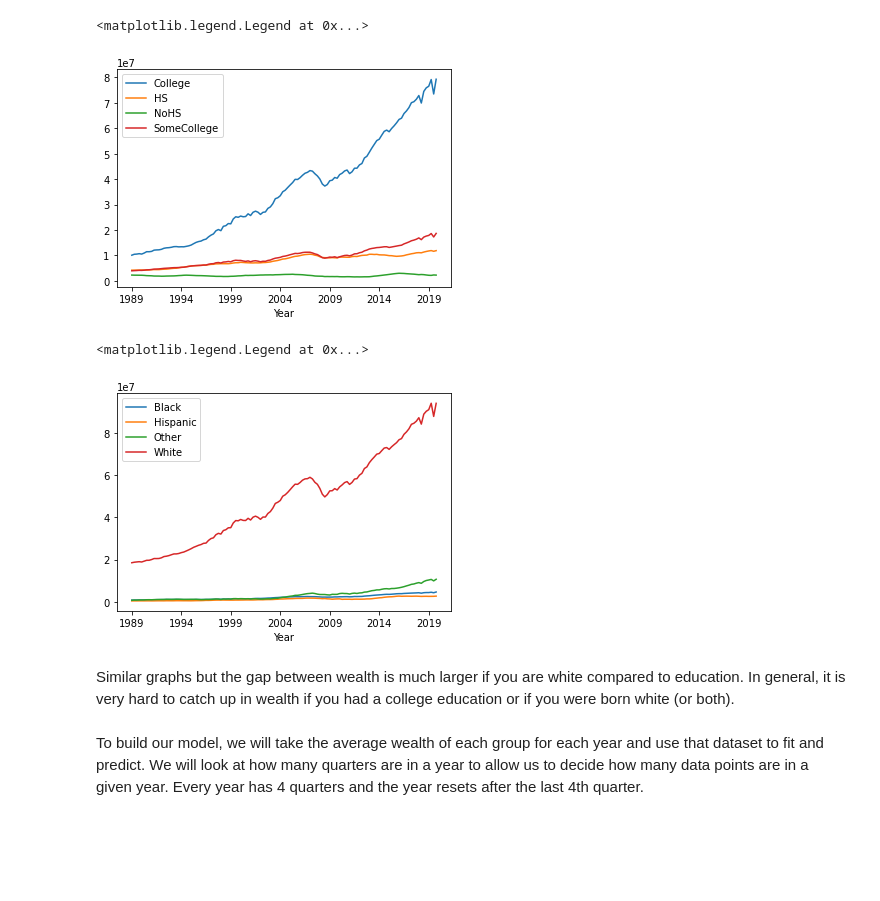
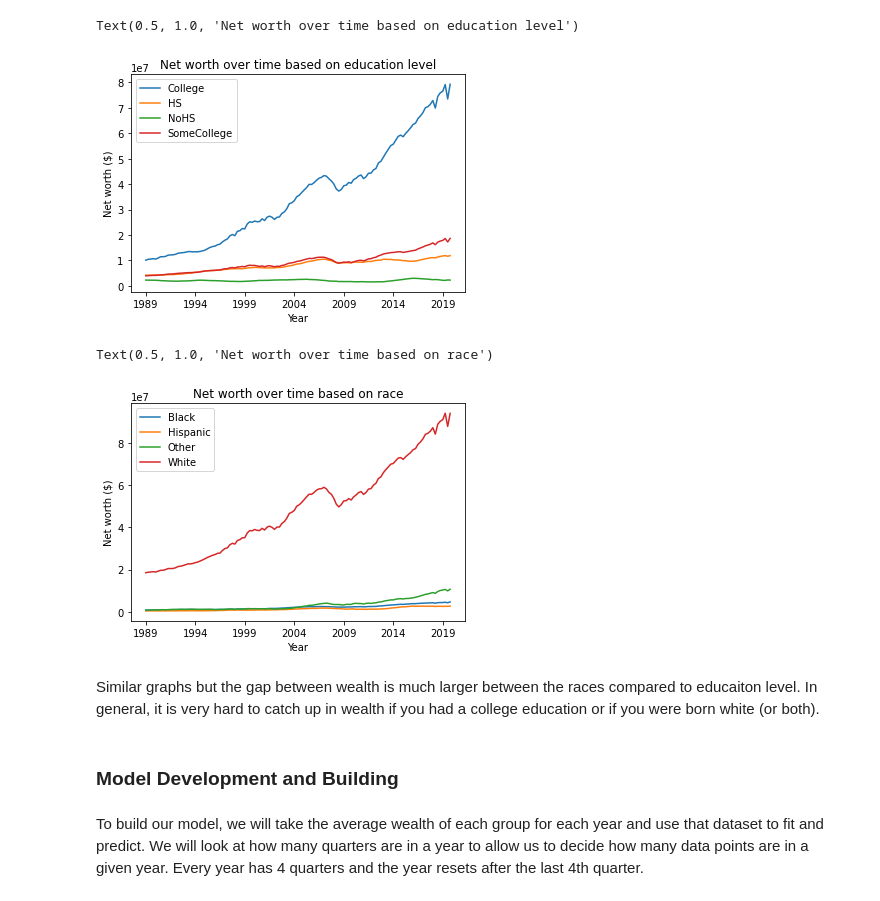
Before and after one commit to Adamdion/CMSE_202_Project, a Jupyter notebook: project/CMSE202_Project_Thao.ipynb, the cells around one changed output. Drawn from its saved outputs; the diff is of its cells as text; code cells hidden in the pictures; blank space fills up the shorter version.

```diff
--- a/project/CMSE202_Project_Thao.ipynb
+++ b/project/CMSE202_Project_Thao.ipynb
@@ -60,19 +61,27 @@ race
 # %%
+## plotting education to see the relationships between each category
 fig, ax = plt.subplots();
 education.groupby('Category').plot(x='Year', y='Net worth', ax=ax);
 plt.legend([v[0] for v in education.groupby('Category')['Category']])
+plt.ylabel('Net worth ($)')
+plt.title('Net worth over time based on education level')
 # %% [output]
-<matplotlib.legend.Legend at 0x...>
+Text(0.5, 1.0, 'Net worth over time based on education level')
-[figure, old version]
+[figure, new version]
 # %%
+## plotting race to see the relationships between each category
 fig, ax = plt.subplots();
 race.groupby('Category').plot(x='Year', y='Net worth', ax=ax);
 plt.legend([v[0] for v in race.groupby('Category')['Category']])
+plt.ylabel('Net worth ($)')
+plt.title('Net worth over time based on race')
 # %% [output]
-<matplotlib.legend.Legend at 0x...>
+Text(0.5, 1.0, 'Net worth over time based on race')
-[figure, old version]
+[figure, new version]
 # %% [markdown]
-Similar graphs but the gap between wealth is much larger if you are white compared to education. In general, it is very hard to catch up in wealth if you had a college education or if you were born white (or both).
+Similar graphs but the gap between wealth is much larger between the races compared to educaiton level. In general, it is very hard to catch up in wealth if you had a college education or if you were born white (or both).
+# %% [markdown]
+### Model Development and Building
 # %% [markdown]
 To build our model, we will take the average wealth of each group for each year and use that dataset to fit and predict. We will look at how many quarters are in a year to allow us to decide how many data points are in a given year. Every year has 4 quarters and the year resets after the last 4th quarter.
 # %%
```
Also changed, not shown: parts of 47 cells of this notebook.
